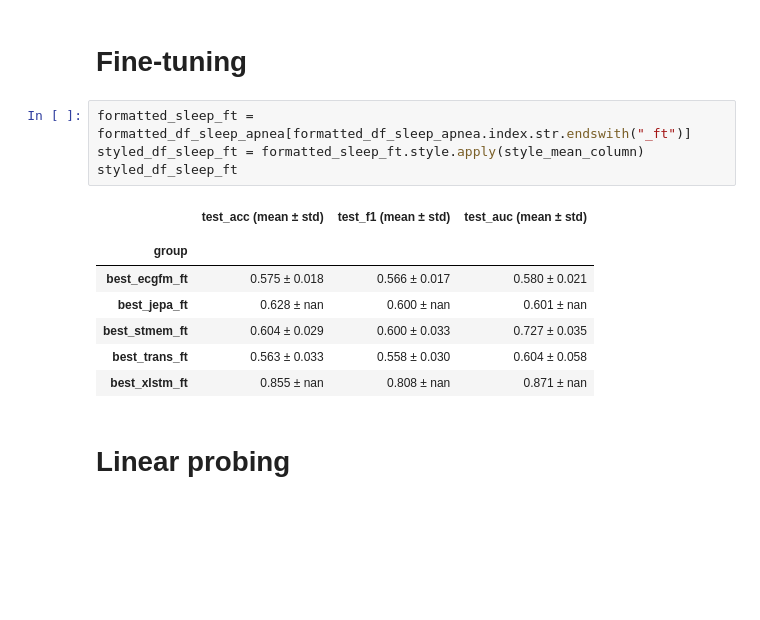
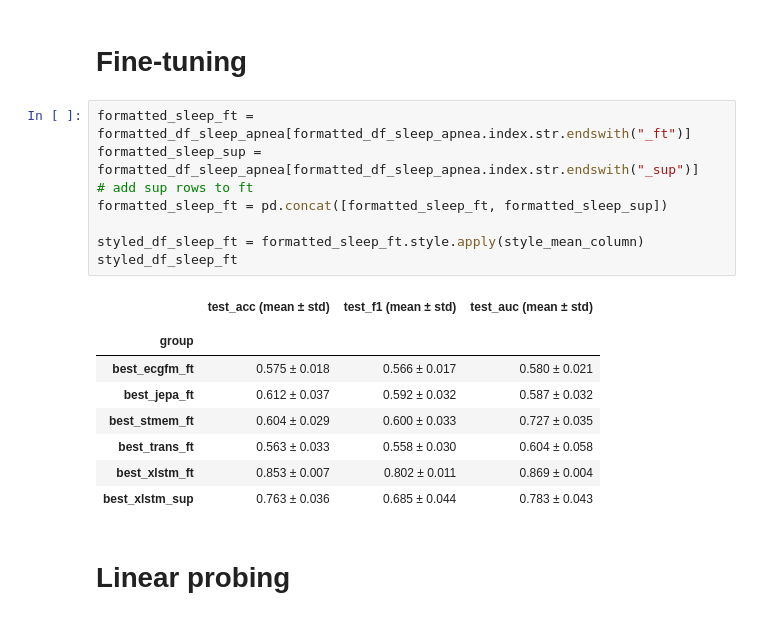
Before and after one commit to Lobster1911/bench-xecg-indian-benchmark, a Jupyter notebook: metrics.ipynb, the cells around one changed output. Cells and saved outputs as stored; diff of their text form; blank space fills up the shorter version.

```diff
--- a/metrics.ipynb
+++ b/metrics.ipynb
@@ -327,17 +357,22 @@ formatted_df_sleep_apnea = get_dataframe_from_records(records_sleep_apnea)
 # Fine-tuning
 # %%
 formatted_sleep_ft = formatted_df_sleep_apnea[formatted_df_sleep_apnea.index.str.endswith("_ft")]
+formatted_sleep_sup = formatted_df_sleep_apnea[formatted_df_sleep_apnea.index.str.endswith("_sup")]
+# add sup rows to ft
+formatted_sleep_ft = pd.concat([formatted_sleep_ft, formatted_sleep_sup])
+
 styled_df_sleep_ft = formatted_sleep_ft.style.apply(style_mean_column)
 styled_df_sleep_ft
 # %% [output]
 |  | test_acc (mean ± std) | test_f1 (mean ± std) | test_auc (mean ± std) |
 |  |  |  |  |
 | group |  |  |  |
 | best_ecgfm_ft | 0.575 ± 0.018 | 0.566 ± 0.017 | 0.580 ± 0.021 |
-| best_jepa_ft | 0.628 ± nan | 0.600 ± nan | 0.601 ± nan |
+| best_jepa_ft | 0.612 ± 0.037 | 0.592 ± 0.032 | 0.587 ± 0.032 |
 | best_stmem_ft | 0.604 ± 0.029 | 0.600 ± 0.033 | 0.727 ± 0.035 |
 | best_trans_ft | 0.563 ± 0.033 | 0.558 ± 0.030 | 0.604 ± 0.058 |
-| best_xlstm_ft | 0.855 ± nan | 0.808 ± nan | 0.871 ± nan |
+| best_xlstm_ft | 0.853 ± 0.007 | 0.802 ± 0.011 | 0.869 ± 0.004 |
+| best_xlstm_sup | 0.763 ± 0.036 | 0.685 ± 0.044 | 0.783 ± 0.043 |
 # %% [markdown]
 # Linear probing
 # %%
```
Also changed, not shown: parts of 10 cells of this notebook, 11 other files.
